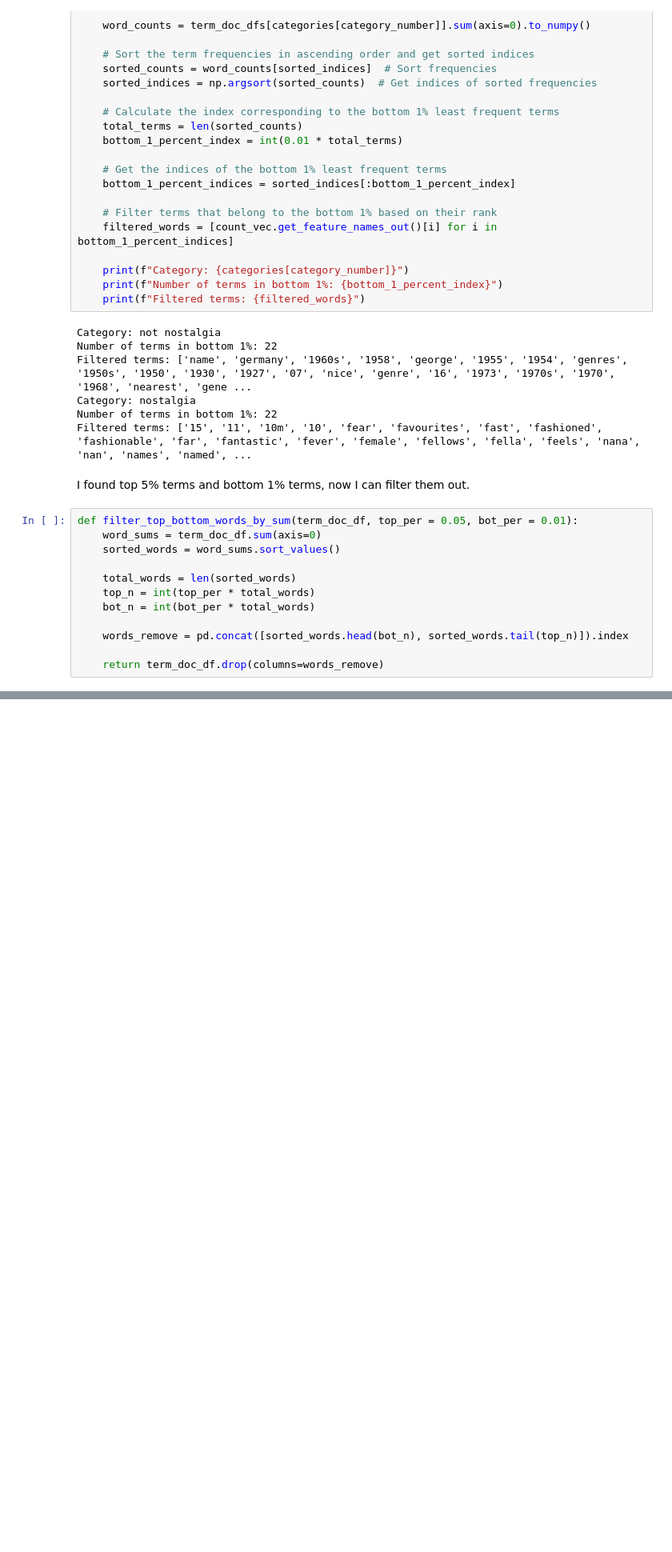
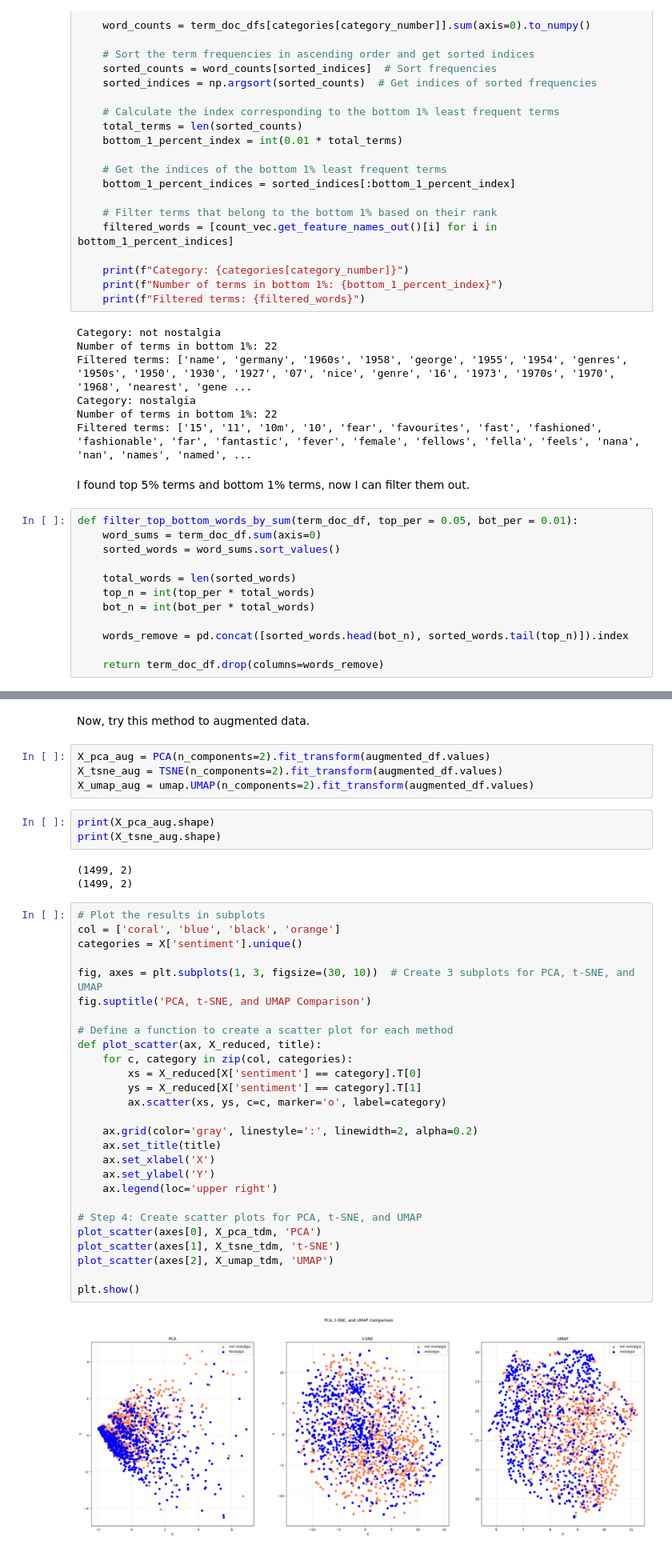
Before and after one commit to hhhwei23/DM2024-Lab1-Homework, a Jupyter notebook: DM2024-Lab1-Homework.ipynb, the cells around one changed output, grey strips where cells are left out. Shown at 80% size. Cells and saved outputs as stored; diff of their text form; blank space fills up the shorter version.

```diff
--- a/DM2024-Lab1-Homework.ipynb
+++ b/DM2024-Lab1-Homework.ipynb
@@ -791,0 +1053,41 @@ Filtered Term-Document Frequency DataFrame for Category nostalgia:
+# %% [markdown]
+Now, try this method to augmented data.
+# %%
+X_pca_aug = PCA(n_components=2).fit_transform(augmented_df.values)
+X_tsne_aug = TSNE(n_components=2).fit_transform(augmented_df.values)
+X_umap_aug = umap.UMAP(n_components=2).fit_transform(augmented_df.values)
+# %%
+print(X_pca_aug.shape)
+print(X_tsne_aug.shape)
+# %% [output]
+(1499, 2)
+(1499, 2)
+# %%
+# Plot the results in subplots
+col = ['coral', 'blue', 'black', 'orange']
+categories = X['sentiment'].unique()
+
+fig, axes = plt.subplots(1, 3, figsize=(30, 10))  # Create 3 subplots for PCA, t-SNE, and UMAP
+fig.suptitle('PCA, t-SNE, and UMAP Comparison')
+
+# Define a function to create a scatter plot for each method
+def plot_scatter(ax, X_reduced, title):
+    for c, category in zip(col, categories):
+        xs = X_reduced[X['sentiment'] == category].T[0]
+        ys = X_reduced[X['sentiment'] == category].T[1]
+        ax.scatter(xs, ys, c=c, marker='o', label=category)
+
+    ax.grid(color='gray', linestyle=':', linewidth=2, alpha=0.2)
+    ax.set_title(title)
+    ax.set_xlabel('X')
+    ax.set_ylabel('Y')
+    ax.legend(loc='upper right')
+
+# Step 4: Create scatter plots for PCA, t-SNE, and UMAP
+plot_scatter(axes[0], X_pca_tdm, 'PCA')
+plot_scatter(axes[1], X_tsne_tdm, 't-SNE')
+plot_scatter(axes[2], X_umap_tdm, 'UMAP')
+
+plt.show()
+# %% [output]
+[figure, added]
```
Also changed, not shown: parts of 45 cells of this notebook, 4 other files.
